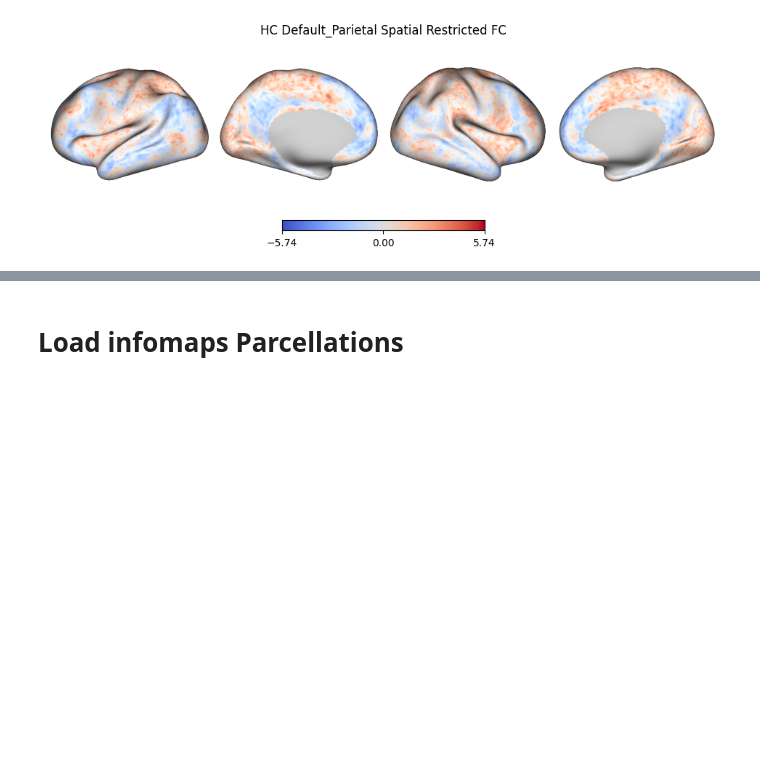
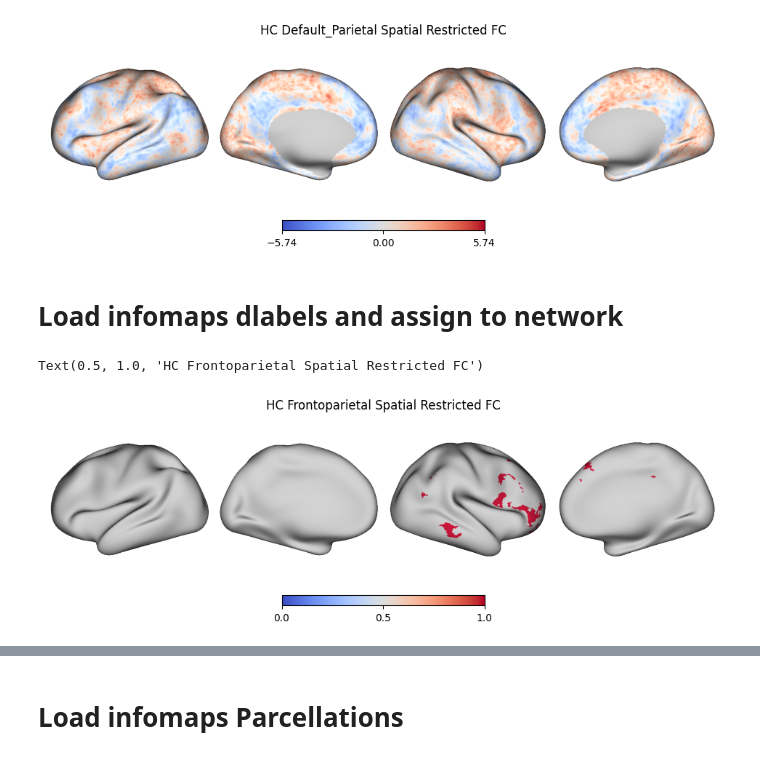
Before and after one commit to cole-khamnei/precision_mapping, a Jupyter notebook: notebooks/precision_map_EDA.ipynb, the cells around one changed output, grey strips where cells are left out. Drawn from its saved outputs; the diff is of its cells as text; code cells hidden in the pictures; blank space fills up the shorter version.

```diff
--- a/notebooks/precision_map_EDA.ipynb
+++ b/notebooks/precision_map_EDA.ipynb
@@ -282,3 +285,5 @@ Text(0.5, 1.0, 'HC Default_Parietal Spatial Restricted FC')
 [figure]
 [figure]
 [figure]
+# %% [markdown]
+# Load infomaps dlabels and assign to network
@@ -284,0 +301,10 @@ Text(0.5, 1.0, 'HC Default_Parietal Spatial Restricted FC')
+# %%
+roi_ind = vertex_labels == 360
+
+t_values = CAP_tools.utils.cifti_map(None, roi_ind, dlabel)
+fig, ax = plt.subplots(figsize=(12, 4))
+ax, _ = sfm.surface_plot(t_values, cmap=plt.cm.coolwarm, ax=ax)
+ax.set_title(f"HC {network_labels[i]} Spatial Restricted FC")
+# %% [output]
+Text(0.5, 1.0, 'HC Frontoparietal Spatial Restricted FC')
+[figure, added]
```
Also changed, not shown: parts of 36 cells of this notebook, 1 other file.
